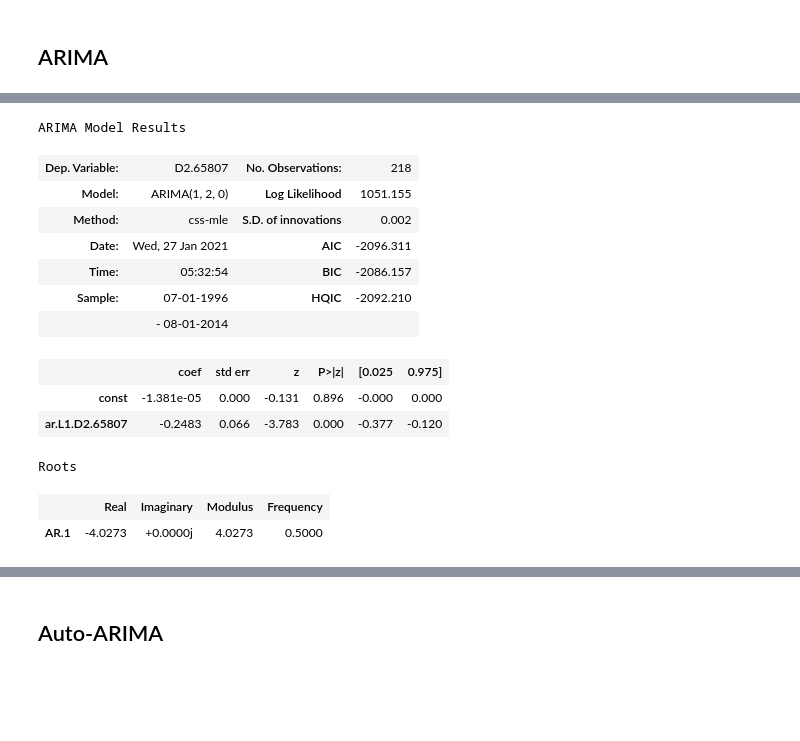
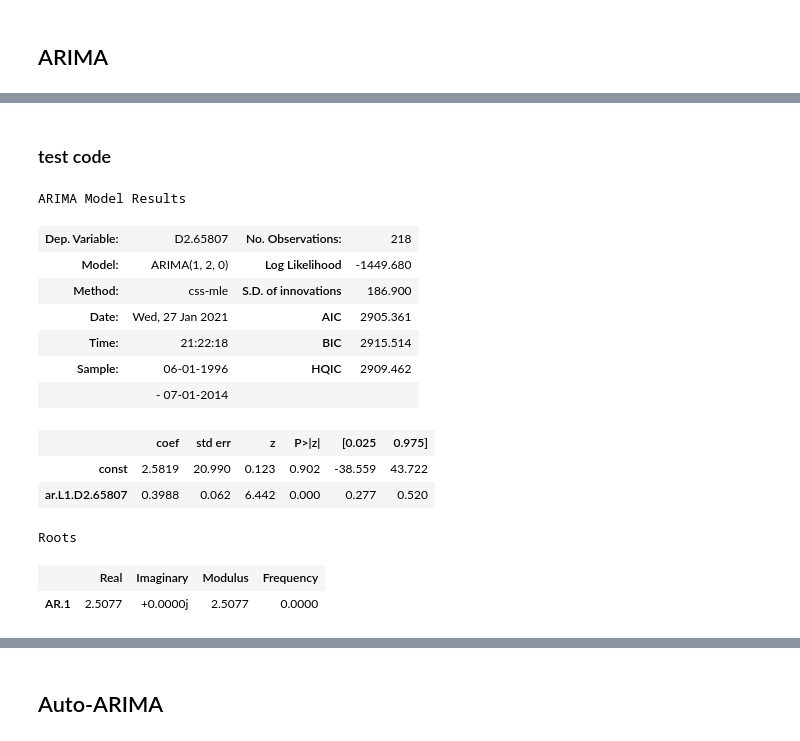
Before and after one commit to tjkim614/springfield_housing_analysis, a Jupyter notebook: 2-Modeling.ipynb, the cells around one changed output, grey strips where cells are left out. Drawn from its saved outputs; the diff is of its cells as text; code cells hidden in the pictures; blank space fills up the shorter version.

Commit message:
base line arima

```diff
--- a/2-Modeling.ipynb
+++ b/2-Modeling.ipynb
@@ -25,8 +44,8 @@ sf_diff_train = springfield_diff[0:220]
 sf_diff_test = springfield_diff[220:]
 
 # original working dataset
-sf_train = springfield_diff[0:220]
-sf_test = springfield_diff[220:]
+sf_train = springfield[0:220]
+sf_test = springfield[220:]
 # %% [markdown]
 ## ARMA
 # %%
@@ -225,20 +248,20 @@ Name: 65807, Length: 220, dtype: float64
+# %% [markdown]
+### test code
 # %%
-arima = ARIMA(sf_train['65807'], order=(1,2,0)).fit()
-trainpreds = np.append(np.array([0]), np.array(arima.predict()))
-testpreds = arima.forecast()[0]
+arima = ARIMA(sf_train['65807'], order=(1,2,0), freq='MS').fit()
 arima.summary()
 # %% [output]
 ARIMA Model Results
 | Dep. Variable: | D2.65807 | No. Observations: | 218 |
-| Model: | ARIMA(1, 2, 0) | Log Likelihood | 1051.155 |
-| Method: | css-mle | S.D. of innovations | 0.002 |
-| Date: | Wed, 27 Jan 2021 | AIC | -2096.311 |
-| Time: | 05:32:54 | BIC | -2086.157 |
-| Sample: | 07-01-1996 | HQIC | -2092.210 |
-|  | - 08-01-2014 |  |  |
+| Model: | ARIMA(1, 2, 0) | Log Likelihood | -1449.680 |
+| Method: | css-mle | S.D. of innovations | 186.900 |
+| Date: | Wed, 27 Jan 2021 | AIC | 2905.361 |
+| Time: | 21:22:18 | BIC | 2915.514 |
+| Sample: | 06-01-1996 | HQIC | 2909.462 |
+|  | - 07-01-2014 |  |  |
 |  | coef | std err | z | P>|z| | [0.025 | 0.975] |
-| const | -1.381e-05 | 0.000 | -0.131 | 0.896 | -0.000 | 0.000 |
-| ar.L1.D2.65807 | -0.2483 | 0.066 | -3.783 | 0.000 | -0.377 | -0.120 |
+| const | 2.5819 | 20.990 | 0.123 | 0.902 | -38.559 | 43.722 |
+| ar.L1.D2.65807 | 0.3988 | 0.062 | 6.442 | 0.000 | 0.277 | 0.520 |
 Roots
 |  | Real | Imaginary | Modulus | Frequency |
-| AR.1 | -4.0273 | +0.0000j | 4.0273 | 0.5000 |
+| AR.1 | 2.5077 | +0.0000j | 2.5077 | 0.0000 |
```
Also changed, not shown: parts of 22 cells of this notebook, 5 other files.
